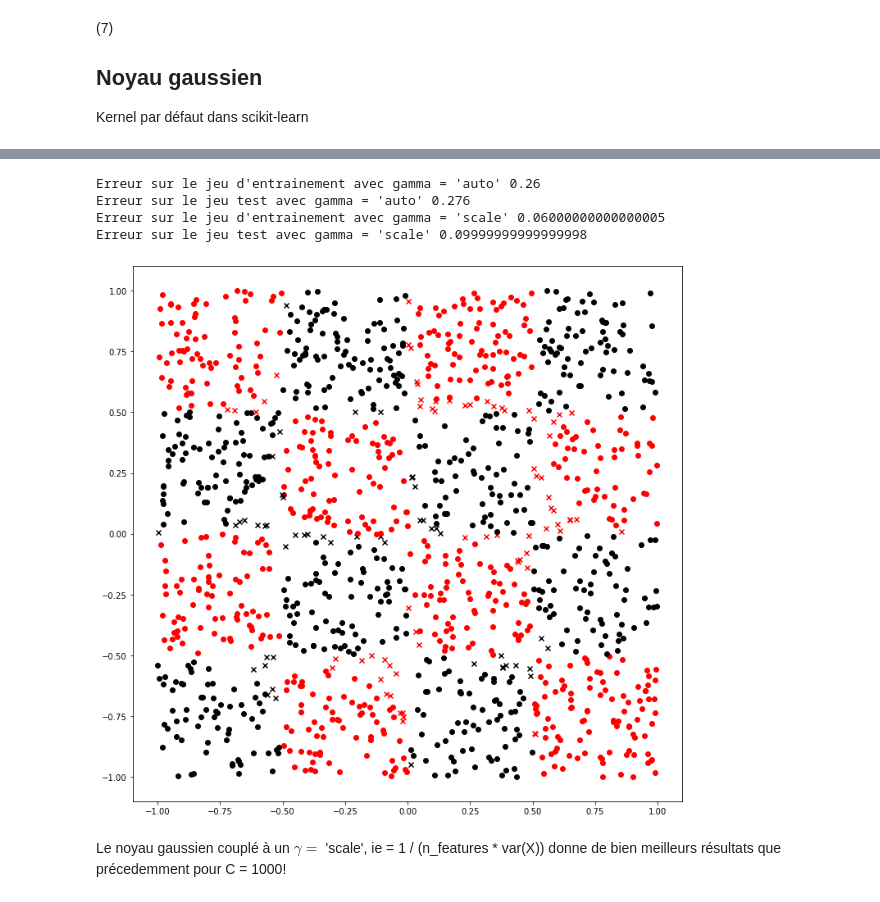
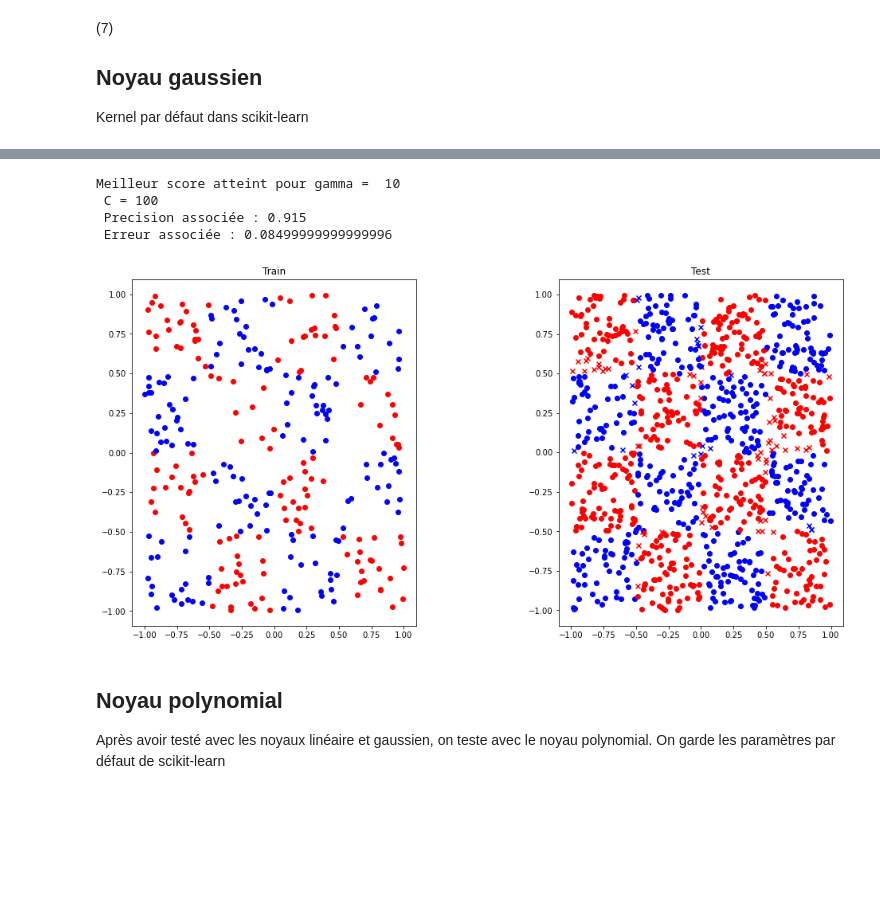
Before and after one commit to Dani-Halegua/Big_Data, a Jupyter notebook: TP3_Halegua_Champesting_Leroy.ipynb, the cells around one changed output, grey strips where cells are left out. Saved outputs shown, nothing was run; the diff lists cells and outputs as text; code cells hidden in the pictures; blank space fills up the shorter version.

```diff
--- a/TP3_Halegua_Champesting_Leroy.ipynb
+++ b/TP3_Halegua_Champesting_Leroy.ipynb
@@ -78,5 +101,5 @@ from sklearn.svm import SVC
 # %%
-C = 1/10
+C = 0.1
 clf = SVC(C=C, kernel='linear')
 clf.fit(X_train2,y_train)
 y_pred = clf.predict(X_test2)
@@ -138,18 +143,20 @@ afficher(1,X_train,y_train,X_test,y_test, 5, 1/10,'linear')
 # %% [markdown]
 (5) :
 # %%
+from tqdm import tqdm
 C=[.01,.1,.2,.5,.8,1,5,10,50,100,500,1000]
 err_test=[]
 err_train=[]
-for c in C:
+for c in tqdm(C):
     clf = SVC(C=c, kernel='linear')
     clf.fit(X_train2,y_train)
+    y_pred = clf.predict(X_test2)
     err_train+=[1-clf.score(X_train2,y_train)]
-    err_test+=[1-clf.score(X_test2,y_test)]
+    err_test+=[1-AS(y_pred,y_test)]
 
-plt.title("Courbes de l'erreur calculée sur les échantillons d'apprentissage et de tests en fonction de C")
-plt.plot(C,err_train,label="Erreur d'apprentissage")
-plt.plot(C,err_test,label="Erreur test")
+plt.title("Courbes d'erreur en fonction de C avec d=5")
+plt.loglog(C,err_train,label="Erreur d'apprentissage")
+plt.loglog(C,err_test,label="Erreur test")
 plt.legend()
 plt.show()
 # %% [output]
@@ -213,3 +243,10 @@ Meilleur score pour dpoly = 4, pour C = 10
 # %%
-afficher(1,X_train,y_train,X_test,y_test, 4, 10,'linear')
+X_train2 = create_data(X_train,best_d)
+X_test2 = create_data(X_test,best_d)
+
+clf = SVC(C=best_C, kernel='linear')
+clf.fit(X_train2,y_train)
+y_pred = clf.predict(X_test2)
+
+afficher(X_train,y_train,X_test,y_test,y_pred)
 # %% [output]
@@ -240,23 +295,19 @@ Plus C est grand, meilleur est le score
 # %%
-C=1000
-clf = SVC(C=C,gamma='auto')
-clf.fit(X_train,y_train)
-print("Erreur sur le jeu d'entrainement avec gamma = 'auto'",1-clf.score(X_train,y_train))
-print("Erreur sur le jeu test avec gamma = 'auto'",1-clf.score(X_test,y_test))
-
-
-clf2 = SVC(C=C,gamma='scale')
-clf2.fit(X_train,y_train)
-print("Erreur sur le jeu d'entrainement avec gamma = 'scale'",1-clf2.score(X_train,y_train))
-print("Erreur sur le jeu test avec gamma = 'scale'",1-clf2.score(X_test,y_test))
+print("Meilleur score atteint pour gamma = ", best_gamma ,"\n C =", best_C, "\n Precision associée :", best_precision, "\n Erreur associée :", best_err )
 # %% [output]
-Erreur sur le jeu d'entrainement avec gamma = 'auto' 0.26
-Erreur sur le jeu test avec gamma = 'auto' 0.276
-Erreur sur le jeu d'entrainement avec gamma = 'scale' 0.06000000000000005
-Erreur sur le jeu test avec gamma = 'scale' 0.09999999999999998
+Meilleur score atteint pour gamma =  10
+ C = 100
+ Precision associée : 0.915
+ Erreur associée : 0.08499999999999996
 # %%
-afficher(0,X_train,y_train,X_test,y_test, 0, 1000,'rbf')    #gamma is set at 'scale' by default
+clf = SVC(C=best_C,gamma=best_gamma, kernel='rbf')
+clf.fit(X_train,y_train)
+y_pred = clf.predict(X_test)
+
+afficher(X_train,y_train,X_test,y_test,y_pred)
 # %% [output]
-[figure, old version]
+[figure, new version]
 # %% [markdown]
-Le noyau gaussien couplé à un $\gamma =$ 'scale', ie = 1 / (n_features * var(X)) donne de bien meilleurs résultats que précedemment pour C = 1000!
+## Noyau polynomial
+Après avoir testé avec les noyaux linéaire et gaussien, on teste avec le noyau polynomial.
+On garde les paramètres par défaut de scikit-learn
```
Also changed, not shown: parts of 51 cells of this notebook, 6 other files.
